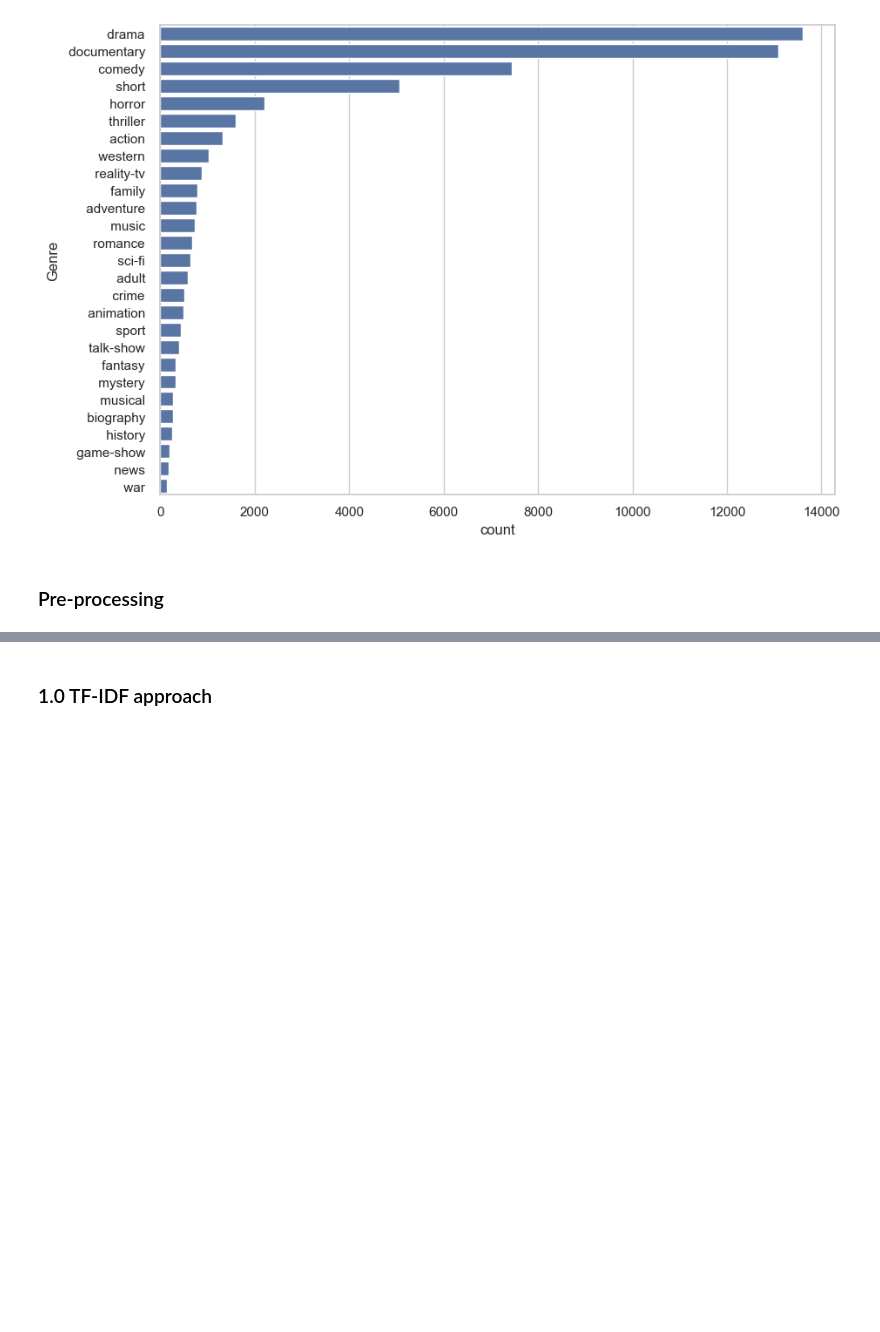
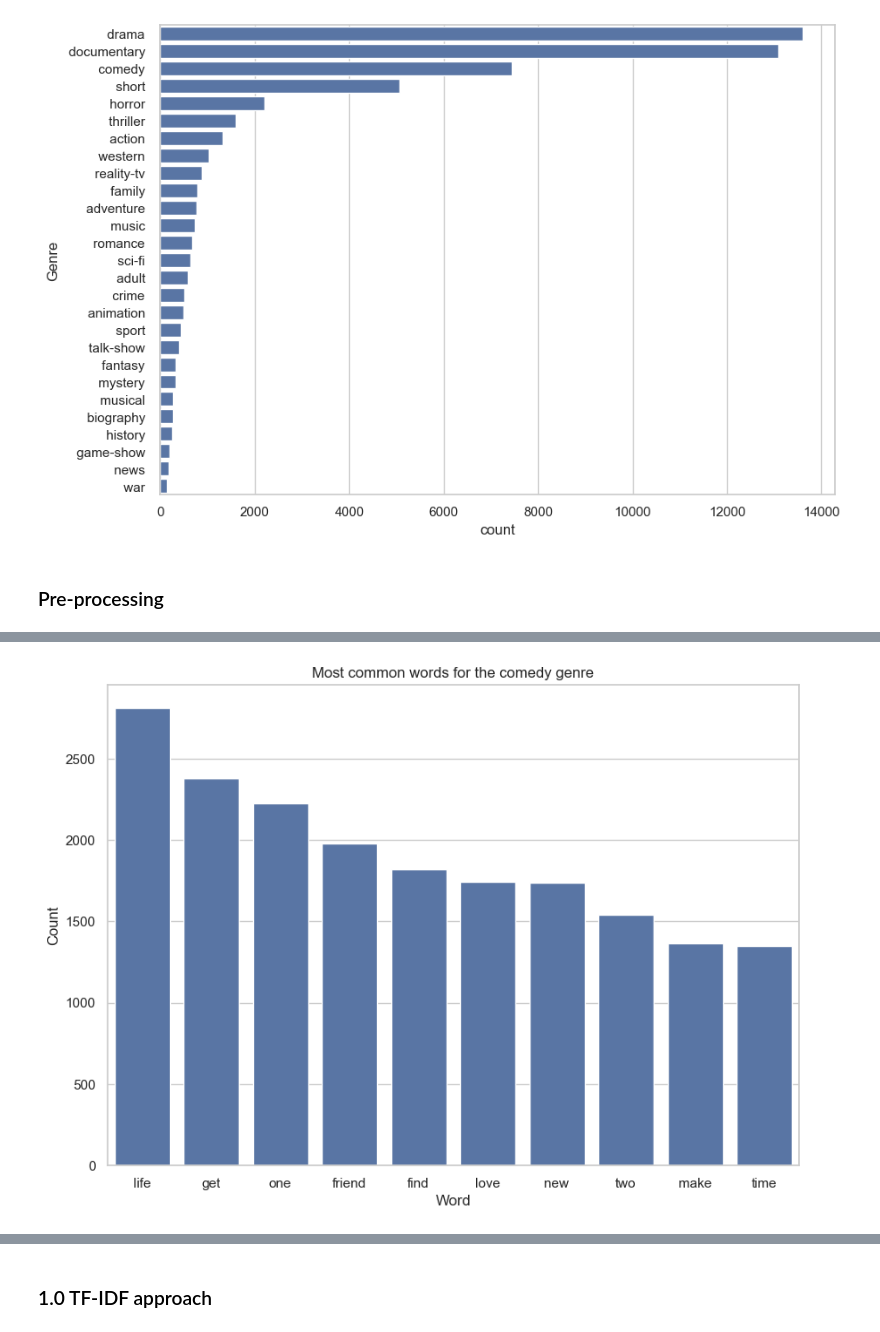
Before and after one commit to TSantosFigueira/CODSOFT, a Jupyter notebook: Movie Genre Classification/genre_classification.ipynb, the cells around one changed output, grey strips where cells are left out. Saved outputs shown, nothing was run; the diff lists cells and outputs as text; code cells hidden in the pictures; blank space fills up the shorter version.

```diff
--- a/Movie Genre Classification/genre_classification.ipynb
+++ b/Movie Genre Classification/genre_classification.ipynb
@@ -118,0 +198,4 @@ preprocess_data(text)
+# %%
+get_most_used_words(train_df, 'comedy')
+# %% [output]
+[figure, added]
```
Also changed, not shown: parts of 52 cells of this notebook.
